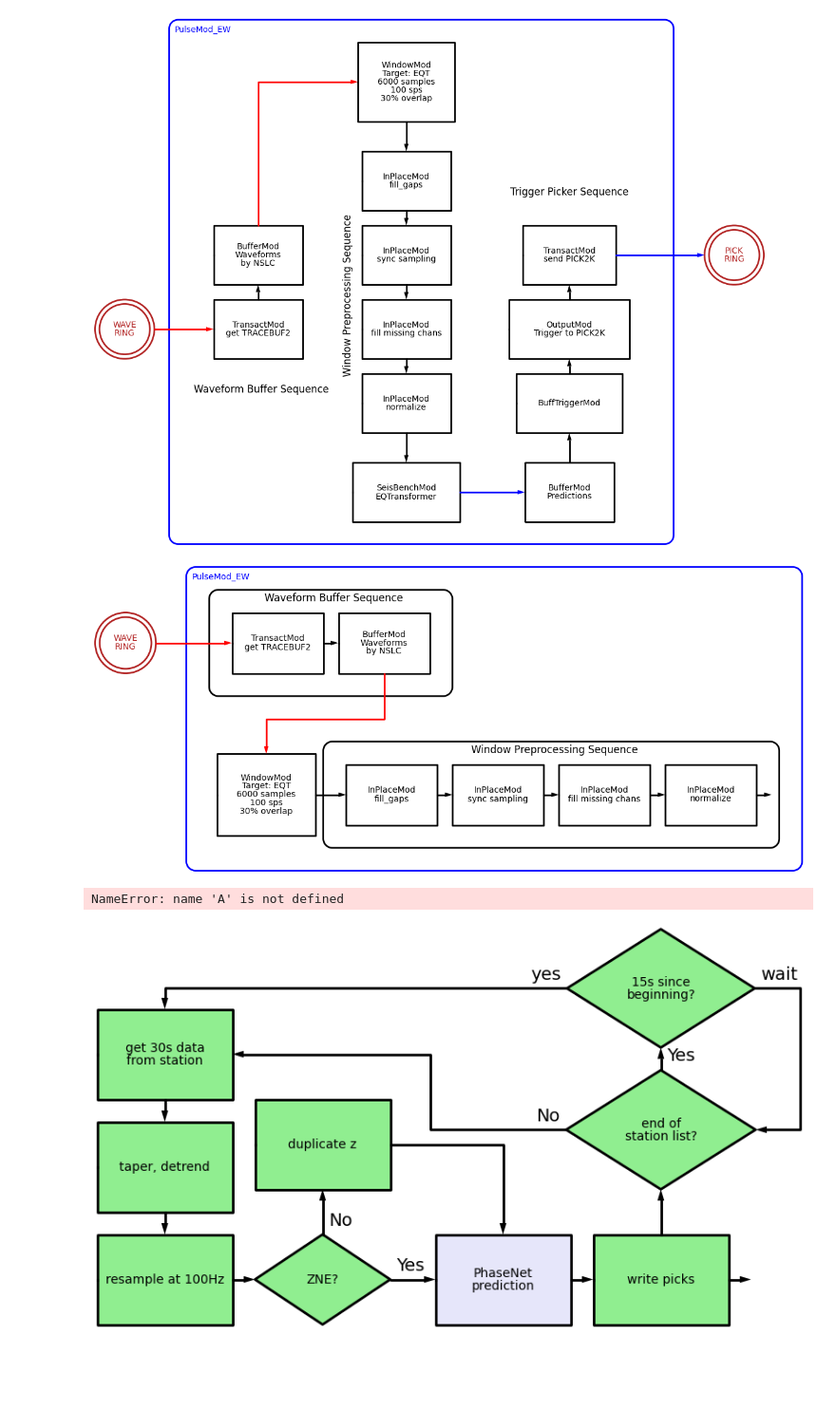
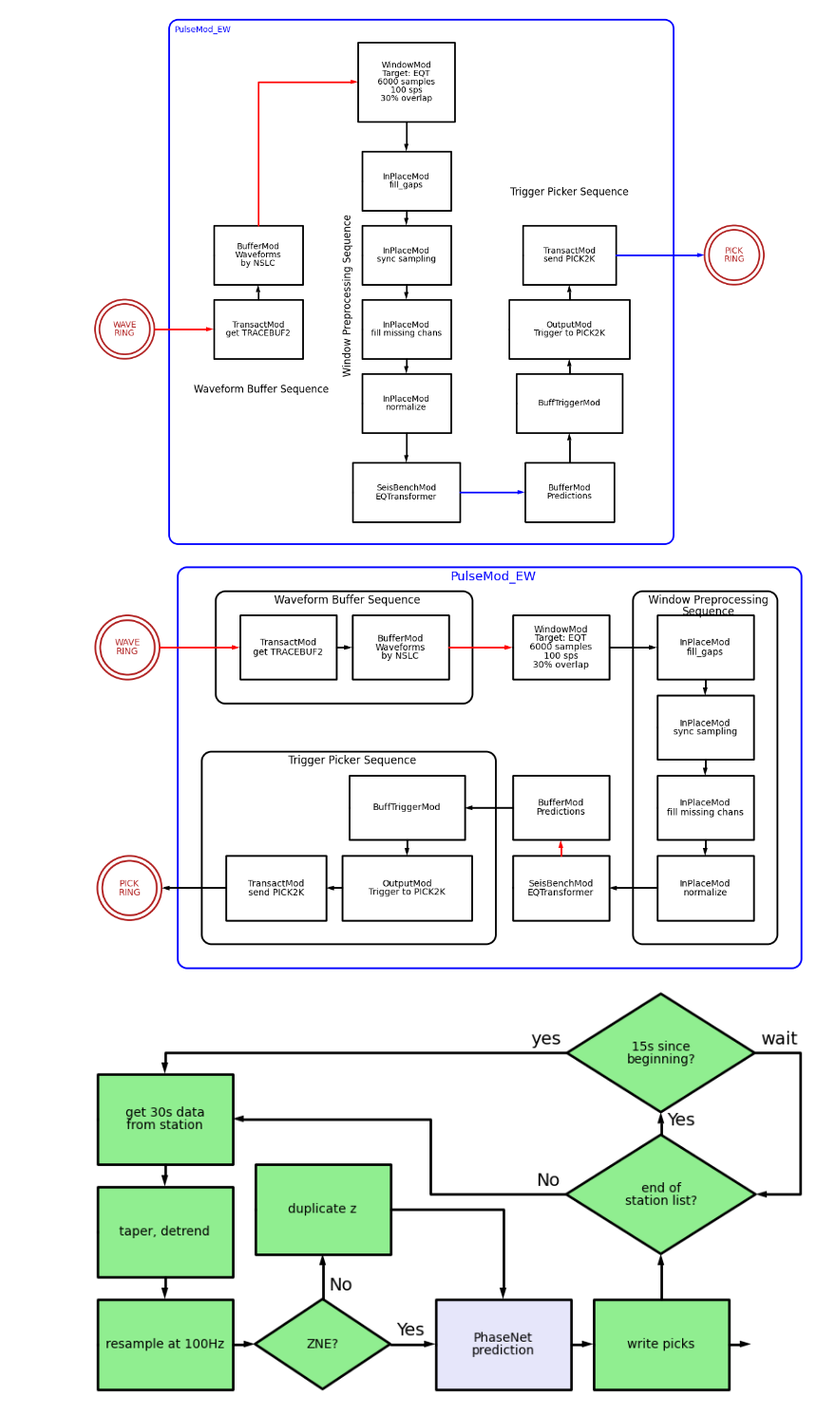
Before and after one commit to pnsn/Ayahos, a Jupyter notebook: diagrams/ANSS_schemdraw_PFDs.ipynb, the cells around one changed output. Shown at 95% size. Cells and saved outputs as stored; diff of their text form; code cells hidden in the pictures; blank space fills up the shorter version.

```diff
--- a/diagrams/ANSS_schemdraw_PFDs.ipynb
+++ b/diagrams/ANSS_schemdraw_PFDs.ipynb
@@ -70,18 +74,18 @@ with Drawing() as B:
         windmod = flow.Process(w=3).label('Windowing\nModule').color('black')
         flow.Arrow().right().at(windmod.E)
         pprocseq = flow.Process(w=3).label('Preprocessing\nSequence').color('black')
-        flow.Arrow().right().at(pprocseq.E)
+        flow.Arrow().down().at(pprocseq.S)
         sbmod = flow.Process(w=3).label('SeisBench\nModule for\nEQTransformer').color('black')
-        flow.Arrow().right().color('red')
+        flow.Arrow().left().color('red').at(sbmod.W)
         prbuffmod = flow.Process(w=3).label('Prediction\nBuffering\nModule').color('black')#.at((13, 3.5))
-        flow.Arrow().right().at(prbuffmod.E)
+        flow.Arrow().left().at(prbuffmod.W)
         trigger_seq = flow.Process(w=3).label('Trigger\nPicker\nSequence').color('black').fill('white')
 
         # Wires
         # flow.Wire(shape='|-', arrow='->').color('red').at(wfbuffseq.N).to(windmod.W)
         # flow.Wire(shape='c', arrow='->', k=0.2).color('blue').at(sbmod.E).to(prbuffmod.W)
     # pm = flow.RoundProcess().label('PulseMod_EW\napplying\nEQTransformer').color('blue')
-    flow.Arrow().right(B.unit*3).at(trigger_seq.E)#.color('blue')
+    flow.Arrow().left(B.unit*3).at(trigger_seq.W)#.color('blue')
     # flow.Arrow().theta(210).length(A.unit*3).at(pm.SW)
     pr = flow.StateEnd(r=1).label('PICK\nRING')
     pr.color('firebrick')
@@ -162,7 +166,8 @@ with Drawing() as D:
     # flow.Arrow().theta(-30).length(A.unit*3).at(wr.SE)
     with D.container() as PM:
         PM.color('blue')
-        PM.label('PulseMod_EW')
+        PM.label('PulseMod_EW',fontsize=14,loc='N', halign='center', valign='top')
+        # PM.fill('white')
         # PM.fill('white')
         with PM.container() as WFB:
             wfgetmod = flow.Process(w=3).label('TransactMod\nget TRACEBUF2')
@@ -171,64 +176,66 @@ with Drawing() as D:
             WFB.label('Waveform Buffer Sequence',loc='N',halign='center', valign='top', fontsize=12)
             WFB.fill('white')
             WFB.color('black')
-
-        windmod = flow.Process().label('WindowMod\nTarget: EQT\n6000 samples\n100 sps\n30% overlap').color('black')
-        windmod.at((-1,-5))
-        flow.Wire(shape='n', arrow='->', k=-1.5).at(wfbuffmod.S).to(windmod.N).color('red')
+        flow.Arrow().right(D.unit*4).color('red')
+        windmod = flow.Process(w=3,h=2).label('WindowMod\nTarget: EQT\n6000 samples\n100 sps\n30% overlap').color('black')
+        windmod.fill('white')
+        # windmod.at((-1,-5))
+        # flow.Wire(shape='n', arrow='->', k=-1.5).at(wfbuffmod.S).to(windmod.N).color('red')
         # flow.Wire(shape='|-', arrow='->').at(wfbuffmod.S).to(windmod.N).color('red')
 
-        flow.Arrow().right(D.unit*2).at(windmod.E)
+        flow.Arrow().right(D.unit*3).at(windmod.E)
         with PM.container() as PPS:
             fillgapmod = flow.Process().label('InPlaceMod\nfill_gaps')
-            flow.Arrow().right()
+            flow.Arrow().down().at(fillgapmod.S)
             syncmod = flow.Process(w=3).label('InPlaceMod\nsync sampling')
-            flow.Arrow().right()
+            flow.Arrow().down(D.unit*1).at(syncmod.S)
             fillchanmod = flow.Process(w=3).label('InPlaceMod\nfill missing chans')
-            flow.Arrow().right()
+            flow.Arrow().down().at(fillchanmod.S)
             normmod = flow.Process(w=3).label('InPlaceMod\nnormalize')
             PPS.label(
-                'Window Preprocessing Sequence',
+                'Window Preprocessing\nSequence',
                 loc='N',
                 rotate=0,
                 halign='center',
                 valign='top',
                 fontsize=12)
             PPS.fill('white')
 
-        flow.Arrow().right(A.unit*2)
-        sbmod = flow.Process().label('SeisBenchMod\nEQTransformer').color('black')
-
-    #     prbuffmod = flow.Process().label('BufferMod\nPredictions').color('black').at((16, -4.5))
-    #     flow.Arrow().up(A.unit*2).at(prbuffmod.N)
-    #     with PM.container() as TPS:
-    #         bufftrigmod = flow.Process().label('BuffTriggerMod')
-    #         flow.Arrow().up().at(bufftrigmod.N)
-    #         outpick2kmod = flow.Process().label('OutputMod\nTrigger to PICK2K')
-    #         flow.Arrow().up()
-    #         trans2kmod = flow.Process().label('TransactMod\nsend PICK2K')
-    #         TPS.label('Trigger Picker Sequence', loc='N', halign='center', valign='bottom', fontsize=12, ofst=0.2)
-    #         TPS.fill('white')
-    #     flow.Arrow().at(sbmod.E).to(prbuffmod.W).color('blue')
+        flow.Arrow().left(D.unit*3).at(normmod.W)
+        sbmod = flow.Process(w=3).label('SeisBenchMod\nEQTransformer').color('black').fill('white')
+        flow.Arrow().up(D.unit*1).at(sbmod.N).color('red')
+        prbuffmod = flow.Process().label('BufferMod\nPredictions').color('black').fill('white')#.at((16, -4.5))
+        flow.Arrow().left(D.unit*3).at(prbuffmod.W)
+        with PM.container() as TPS:
+            bufftrigmod = flow.Process().label('BuffTriggerMod')
+            flow.Arrow().down().at(bufftrigmod.S)
+            outpick2kmod = flow.Process().label('OutputMod\nTrigger to PICK2K')
+            flow.Arrow().left().at(outpick2kmod.W)
+            trans2kmod = flow.Process().label('TransactMod\nsend PICK2K')
+            TPS.label('Trigger Picker Sequence', loc='N', halign='center', valign='top', fontsize=12)#, ofst=0.2)
+            TPS.fill('white')
+    flow.Arrow().left(D.unit*4).at(trans2kmod.W)
+    pickring = flow.StateEnd(r=1).label('PICK\nRING').color('firebrick').fill('white')
+        # flow.Arrow().at(sbmod.E).to(prbuffmod.W).color('blue')
     # flow.Arrow().right(A.unit*6).at(trans2kmod.E).color('blue')
     # pickring = flow.StateEnd(r=1).label('PICK\nRING').color('firebrick').fill('white')
     #     flow.Arrow().down().at(prbuffmod.S)
     #     trigger_seq = flow.RoundProcess().label('Trigger\nPicker\nSequence').color('black')
 
     #     # Wires
     #     flow.Wire(shape='|-', arrow='->').color('red').at(wfbuffseq.N).to(windmod.W)
     #     flow.Wire(shape='c', arrow='->', k=0.2).color('blue').at(sbmod.E).to(prbuffmod.W)
     # # pm = flow.RoundProcess().label('PulseMod_EW\napplying\nEQTransformer').color('blue')
     # flow.Arrow().right(A.unit*3).at(trigger_seq.E).color('blue')
     # # flow.Arrow().theta(210).length(A.unit*3).at(pm.SW)
     # pr = flow.StateEnd(r=1).label('PICK\nRING')
     # pr.color('firebrick')
     # pr.fill('white')
 
 
-    # A.save('./ANSS_presentation_MOD_PULSE_level3view_hztl.png',dpi=120)
+    D.save('./ANSS_presentation_MOD_PULSE_level3view_hztl.png',dpi=120)
 # %% [output]
-[figure, old version]
+[figure, new version]
-NameError: name 'A' is not defined
 # %%
 with Drawing() as R:
     R.config(fontsize=10, unit=0.5)
```
Also changed, not shown: parts of 4 cells of this notebook.
